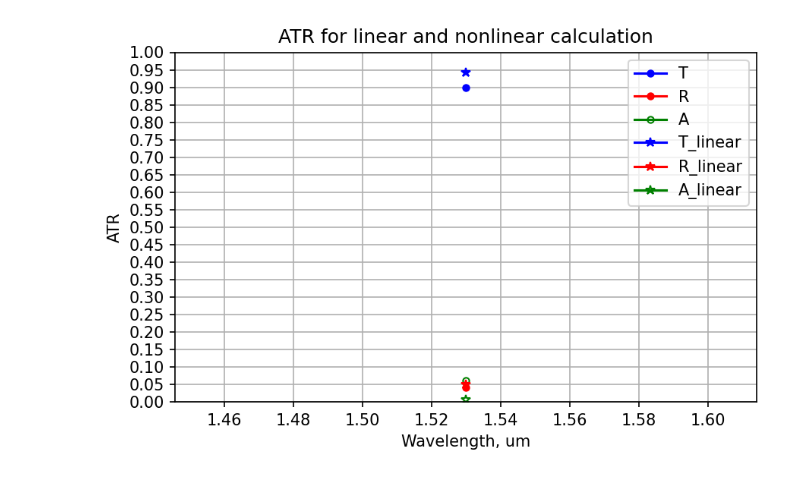
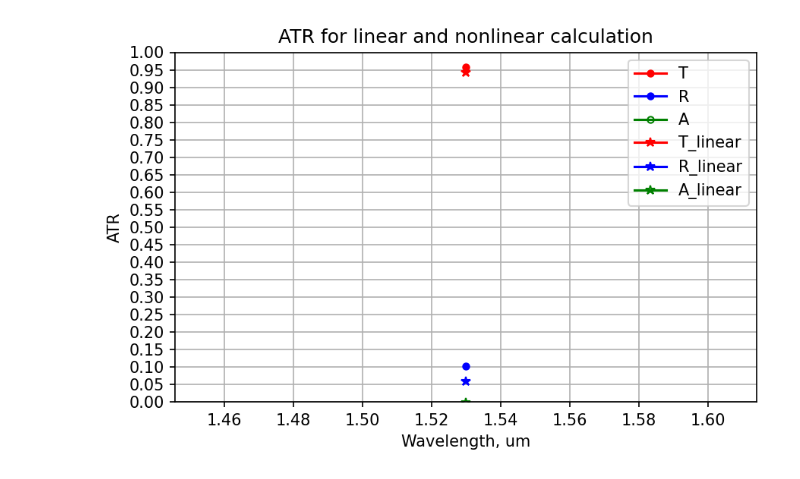
Before and after one commit to Nikolaos-MAtthaiakakis/share, a Jupyter notebook: ATR_nl_CW.ipynb, the cells around one changed output. Drawn from its saved outputs; the diff is of its cells as text; code cells hidden in the pictures.

```diff
--- a/ATR_nl_CW.ipynb
+++ b/ATR_nl_CW.ipynb
@@ -12,13 +12,13 @@ import meep as mp
 import numpy as np
 import matplotlib.pyplot as plt
 
-sz = 30          # size of cell in z direction
+sz = 10          # size of cell in z direction
 amp = 0.5*10**3*1.5417      # amplitude of source
 dpml = 2        # PML thickness
-k = 4.1e-06        # Kerr susceptibility
+k = 4.1e-6        # Kerr susceptibility
 n=2.46         # index
-time_set=8000         # simulation run time
-resolution = 70
+time_set=10000         # simulation run time
+resolution = 90
 
 #----Continuous Source
 frq_cs=1/1.53          # meep frequency
@@ -264,21 +264,21 @@ plt.tight_layout()
 # %%
 #         plot ATR
 plt.figure(dpi=150)
-plt.plot(plt_range_ref,flux/flux_ref,'ob-',label='T',markersize=4)
-plt.plot(plt_range_ref,(-flux_refl+flux_ref)/flux_ref,'ro-',label='R',markersize=4)
+plt.plot(plt_range_ref,flux/flux_ref,'ro-',label='T',markersize=4)
+plt.plot(plt_range_ref,(-flux_refl+flux_ref)/flux_ref,'bo-',label='R',markersize=4)
 plt.plot(plt_range_ref,1-(-flux_refl+flux_ref)/flux_ref-flux/flux_ref,'go-',label='A',markersize=4, markerfacecolor='none')
-plt.plot(plt_range_ref,flux_lin/flux_ref,'*b-',label='T_linear')
-plt.plot(plt_range_ref,(-flux_refl_lin+flux_ref)/flux_ref,'r*-',label='R_linear')
+plt.plot(plt_range_ref,flux_lin/flux_ref,'r*-',label='T_linear')
+plt.plot(plt_range_ref,(-flux_refl_lin+flux_ref)/flux_ref,'b*-',label='R_linear')
 plt.plot(plt_range_ref,1-(-flux_refl_lin+flux_ref)/flux_ref-flux_lin/flux_ref,'g*-',label='A_linear', markerfacecolor='none')
 plt.grid(True,which="both",ls="-")
 plt.yticks([0,0.05,0.1,0.15,0.2,0.25,0.3,0.35,0.4,0.45,0.5,0.55,0.6,0.65,0.7,0.75,0.8,0.85,0.9,0.95, 1])
 plt.xlabel('Wavelength, um')
 plt.ylabel('ATR')
 plt.legend(loc='upper right')
 #plt.xlim([0.85, 5])
 plt.ylim([0, 1])
 plt.title('ATR for linear and nonlinear calculation')
 plt.tight_layout()
 np.savetxt('ATR.txt', (plt_range_ref,flux/flux_ref,1-flux_refl/flux_ref,1-(1-flux_refl/flux_ref)-flux/flux_ref), delimiter=',')
 # %% [output]
-[figure, old version]
+[figure, new version]
```
Also changed, not shown: parts of 4 cells of this notebook.
